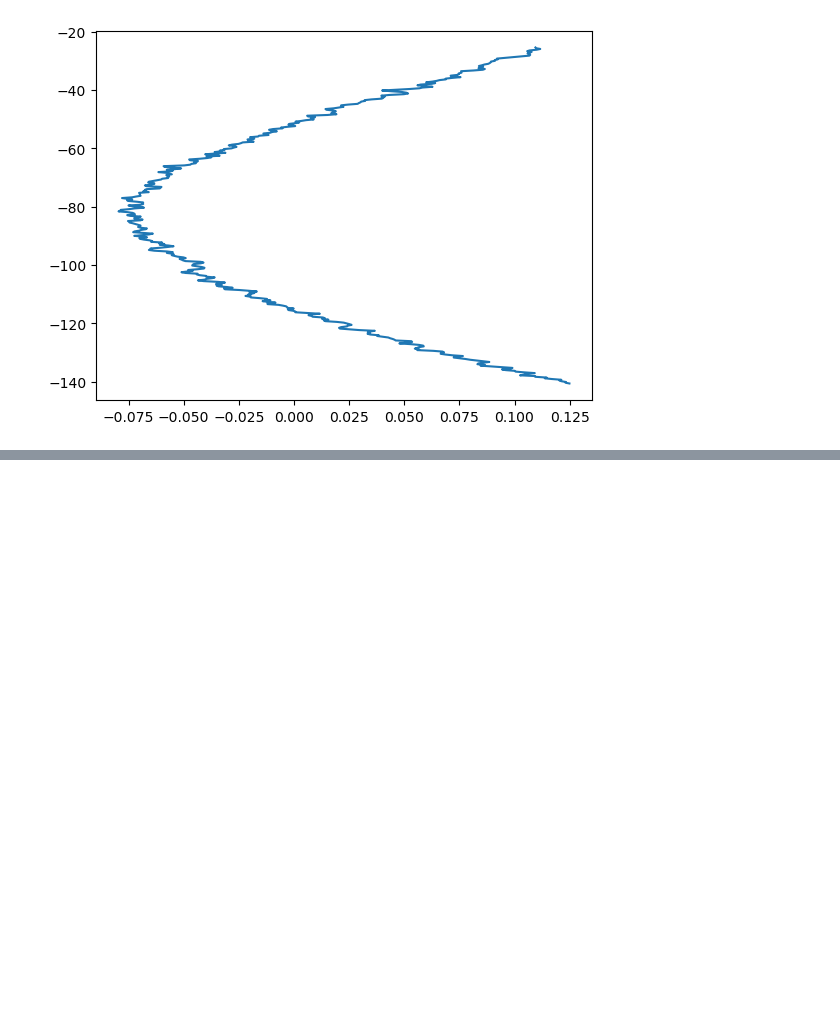
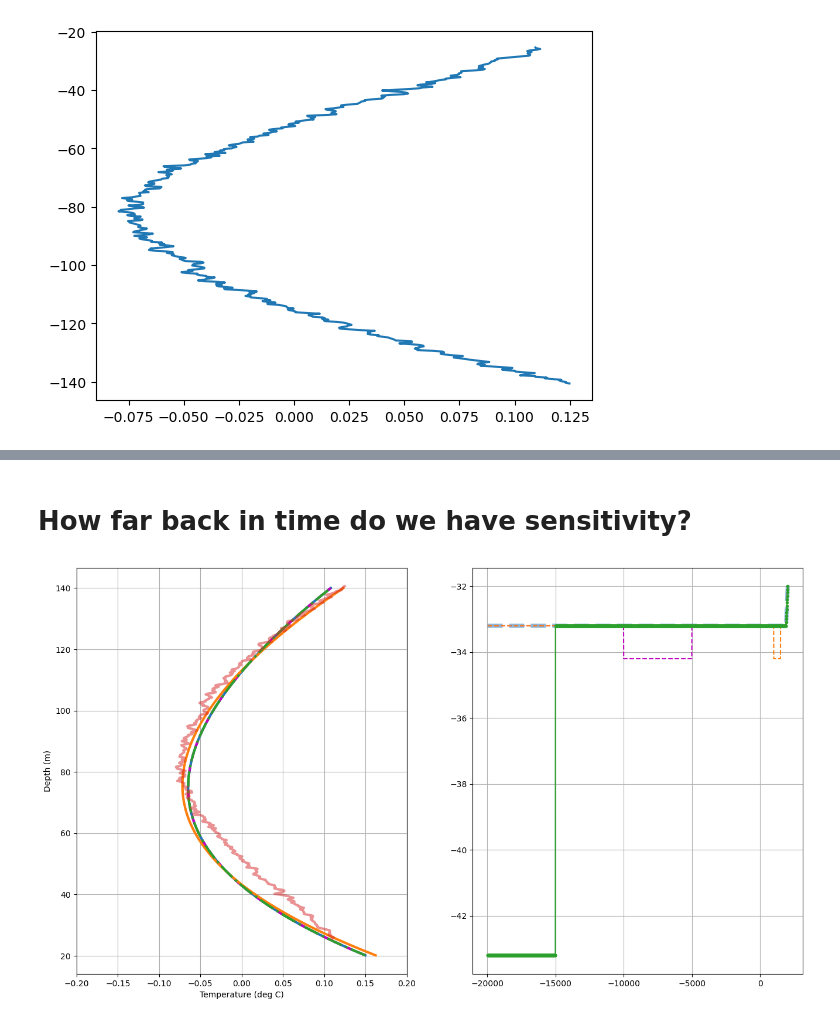
Before and after one commit to bradlipovsky/heat, a Jupyter notebook: antarctica-manual-tuning.ipynb, the cells around one changed output, grey strips where cells are left out. Cells and saved outputs as stored; diff of their text form; code cells hidden in the pictures; blank space fills up the shorter version.

```diff
--- a/antarctica-manual-tuning.ipynb
+++ b/antarctica-manual-tuning.ipynb
@@ -97,0 +120,2 @@ plt.show()
+# %% [markdown]
+# How far back in time do we have sensitivity?
@@ -97,0 +146,42 @@ plt.show()
+# %%
+# run a longer simulation that has a bump 5000+ years ago
+t_surf4 = np.copy(t_surf)
+t15000 = np.argmin(np.abs(t+15000))
+t_surf4[0:t15000] -= 10
+
+U4,t4,z4 = heat(t_surf4,tmax=end_year,tmin=start_year,
+             nt=number_of_time_steps,
+             zmax=max_depth,nz=nz,
+             accumulation=-0.01,
+             dTdz = 0.026)
+# %%
+fig,ax=plt.subplots(1,2,figsize=(16,9))
+
+z_min_model=20
+ax[0].plot(detrend(U[:,-1][z>z_min_model]),z[z>z_min_model],'-',linewidth=3)
+ax[0].plot(detrend(U2[:,-1][z2>z_min_model]),z2[z2>z_min_model],'--m',linewidth=3)
+ax[0].plot(detrend(U3[:,-1][z3>z_min_model]),z3[z3>z_min_model],linewidth=3)
+ax[0].plot(detrend(U4[:,-1][z4>z_min_model]),z4[z3>z_min_model],'-.',linewidth=3)
+
+zmax = 554
+zmin = 100
+offset_trace = np.mean(T_data[zmin:zmax,:],axis=1)
+
+ax[0].plot(detrend(offset_trace),z_data[zmin:zmax],linewidth=3,alpha=0.5)
+ax[0].set_xlim([-0.2,0.2])
+
+ax[0].set_ylabel('Depth (m)')
+ax[0].grid()
+ax[0].set_xlabel('Temperature (deg C)')
+
+
+ax[1].plot(t,t_surf,linewidth=5,alpha=0.5,linestyle='--')
+ax[1].plot(t2,t_surf2,'--m')
+ax[1].plot(t3,t_surf3,'--')
+ax[1].plot(t4,t_surf4,'.-')
+
+ax[1].grid()
+
+plt.show()
+# %% [output]
+[figure, added]
```
Also changed, not shown: parts of 10 cells of this notebook.
